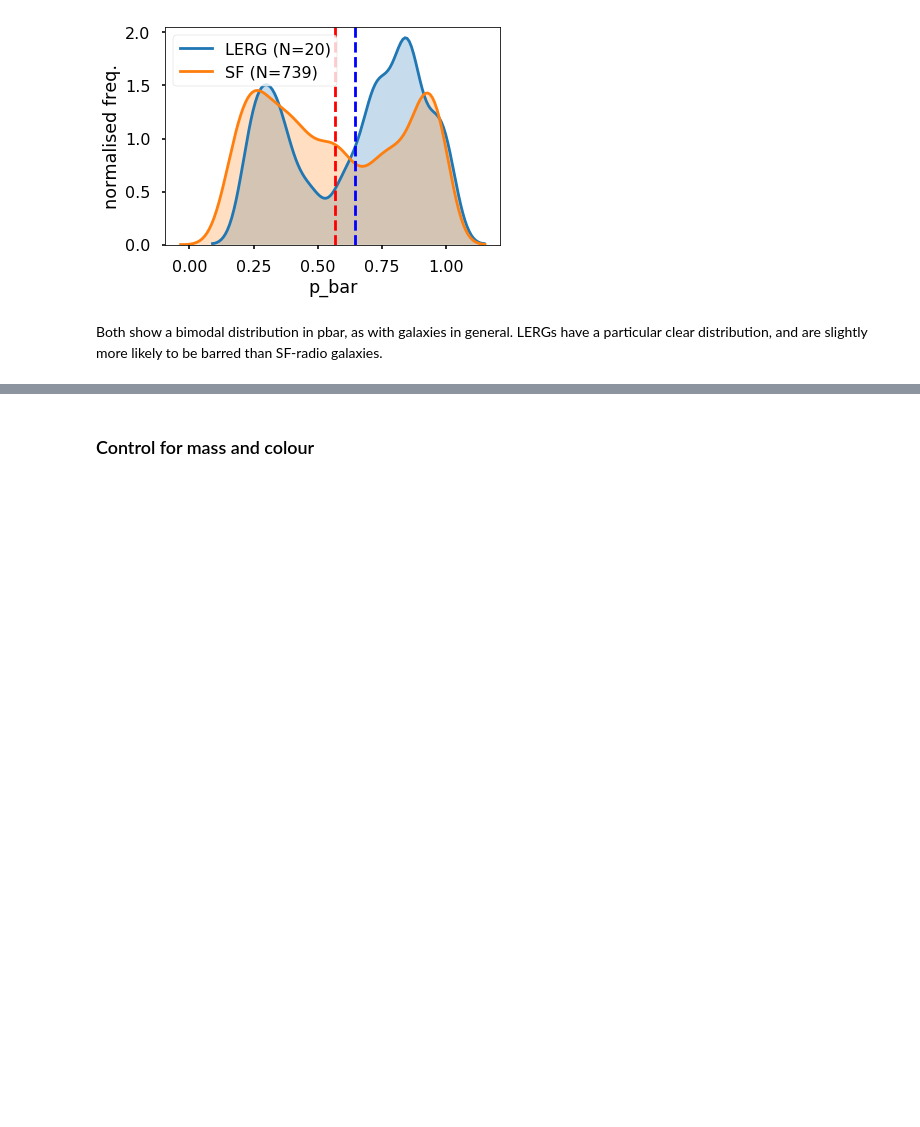
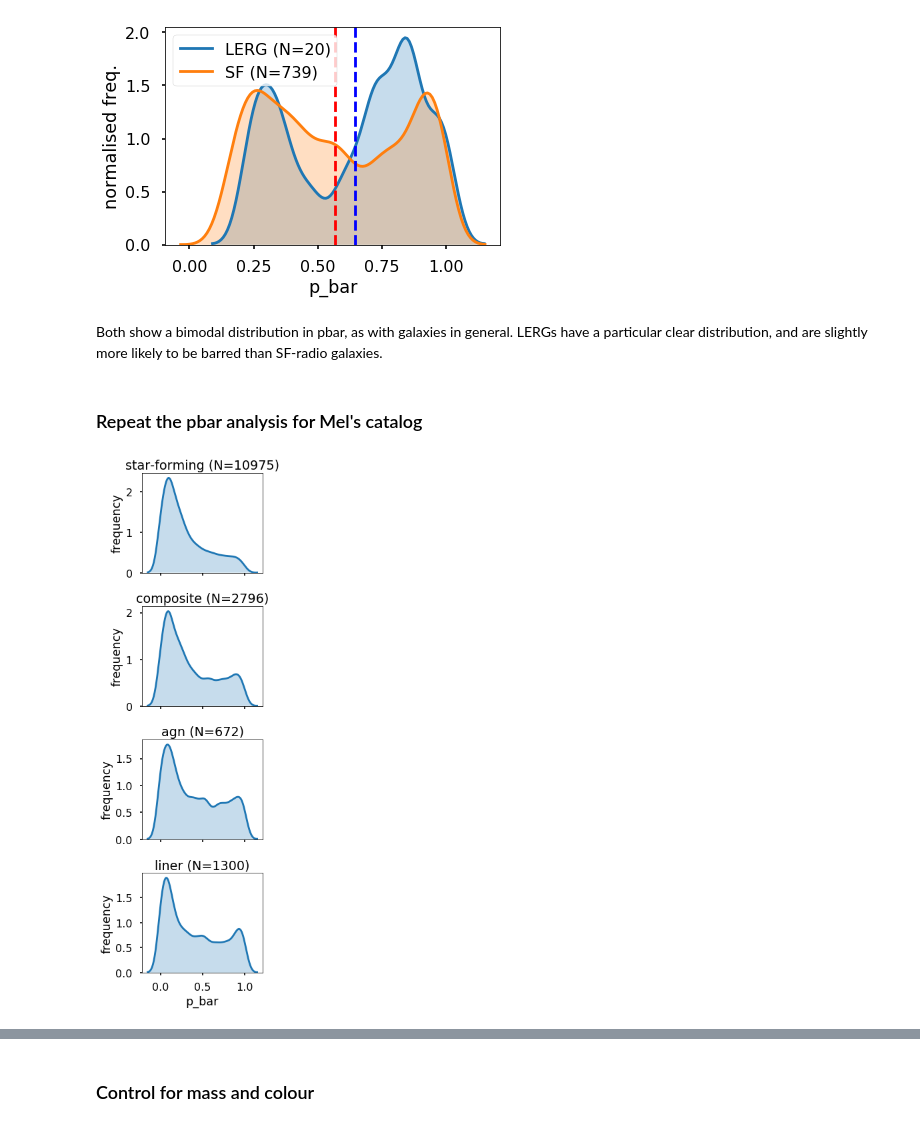
Before and after one commit to mwalmsley/find_agn, a Jupyter notebook: AGN v Bar MVP.ipynb, the cells around one changed output, grey strips where cells are left out. Saved outputs shown, nothing was run; the diff lists cells and outputs as text; code cells hidden in the pictures; blank space fills up the shorter version.

```diff
--- a/AGN v Bar MVP.ipynb
+++ b/AGN v Bar MVP.ipynb
@@ -186,0 +235,3 @@ Galaxies remaining: 5051 of 13235
+# %%
+galloway_dr7, galloway_only = match_galaxies_to_catalog_pandas(galloway, dr7)
+print('Galaxies matched: {}. Galaxies missed: {}.'.format(len(galloway_dr7), len(galloway_only)))
@@ -186,0 +240,4 @@ Galaxies remaining: 5051 of 13235
+# %%
+galloway_dr7_nsa, galloway_only = match_galaxies_to_catalog_pandas(galloway_dr7, nsa)
+print('Galaxies matched: {}. Galaxies missed: {}.'.format(len(galloway_dr7_nsa), len(galloway_only)))
+print(galloway_dr7_nsa['bpt_class'].value_counts())
@@ -300,13 +367,13 @@ fig.tight_layout()
 # %% [output]
 [figure]
 # %%
-ax = sns.kdeplot(data=lerg_possible_bar['p_bar'], shade=True, bw=0.05, legend=False)
-ax = sns.kdeplot(data=sf_possible_bar['p_bar'], shade=True, bw=0.05, legend=False)
+ax = sns.kdeplot(data=lerg['p_bar'], shade=True, bw=0.05, legend=False)
+ax = sns.kdeplot(data=sf['p_bar'], shade=True, bw=0.05, legend=False)
 ax.set_xlabel('p_bar')
 ax.set_ylabel('normalised freq.')
 ax.legend([
-    'LERG (N={})'.format(len(lerg_possible_bar)),
-    'SF (N={})'.format(len(sf_possible_bar))
+    'LERG (N={})'.format(len(lerg)),
+    'SF (N={})'.format(len(sf))
 ])
 ax.axvline(lerg['p_bar'].mean(), color='b', linestyle='--')
 ax.axvline(sf['p_bar'].mean(), color='r', linestyle='--')
@@ -315,3 +382,19 @@ ax.axvline(sf['p_bar'].mean(), color='r', linestyle='--')
 [figure]
 # %% [markdown]
 Both show a bimodal distribution in pbar, as with galaxies in general. LERGs have a particular clear distribution, and are slightly more likely to be barred than SF-radio galaxies.
+# %% [markdown]
+### Repeat the pbar analysis for Mel's catalog
+# %%
+opt_galaxies = galloway_dr7_nsa.copy()
+opt_agn_types = set(opt_galaxies['bpt_class'].unique()) - {'undetermined'}
+# %%
+fig, axes = plt.subplots(len(opt_agn_types), figsize=(4, 12), sharex=True)
+for agn_type_index, agn_type in enumerate(opt_agn_types):
+    selected = opt_galaxies[opt_galaxies['bpt_class'] == agn_type]
+    ax = sns.kdeplot(data=selected['p_bar'], ax=axes[agn_type_index], shade=True, bw=0.05, legend=False)
+    ax.set_title('{} (N={})'.format(agn_type, len(selected)))
+    ax.set_ylabel('frequency')
+ax.set_xlabel('p_bar')
+fig.tight_layout()
+# %% [output]
+[figure, added]
```
Also changed, not shown: parts of 65 cells of this notebook, 2 other files.
